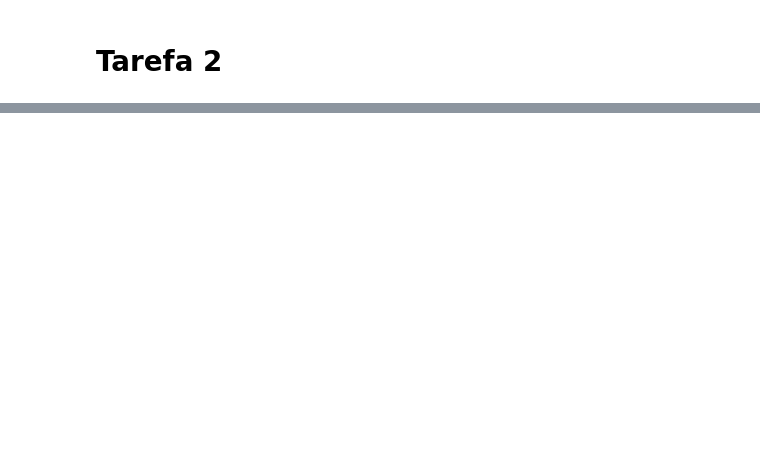
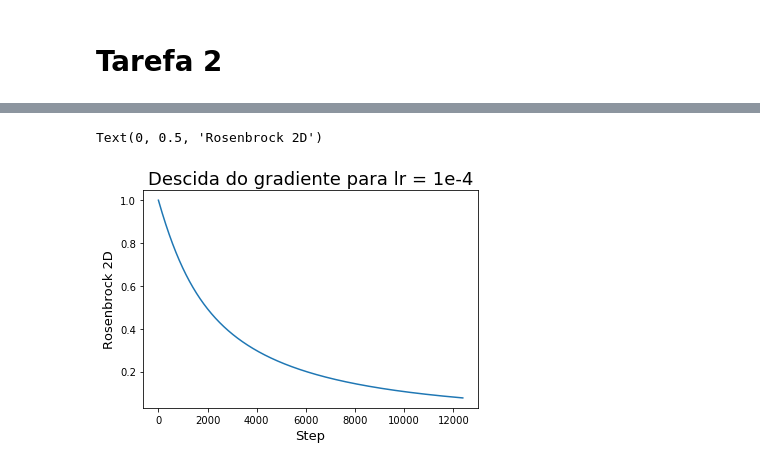
Before and after one commit to andisantos/MO431-432, a Jupyter notebook: MO431/T2/Tarefa_2_dre.ipynb, the cells around one changed output, grey strips where cells are left out. Saved outputs shown, nothing was run; the diff lists cells and outputs as text; code cells hidden in the pictures; blank space fills up the shorter version.

```diff
--- a/MO431/T2/Tarefa_2_dre.ipynb
+++ b/MO431/T2/Tarefa_2_dre.ipynb
@@ -19,0 +153,8 @@ def calc_gradient(x: np.array) -> list:
+# %%
+plt.plot(func_values)
+plt.title("Descida do gradiente para lr = 1e-4", fontsize=18)
+plt.xlabel("Step", fontsize=13)
+plt.ylabel("Rosenbrock 2D", fontsize=13)
+# %% [output]
+Text(0, 0.5, 'Rosenbrock 2D')
+[figure, added]
```
Also changed, not shown: parts of 30 cells of this notebook.
